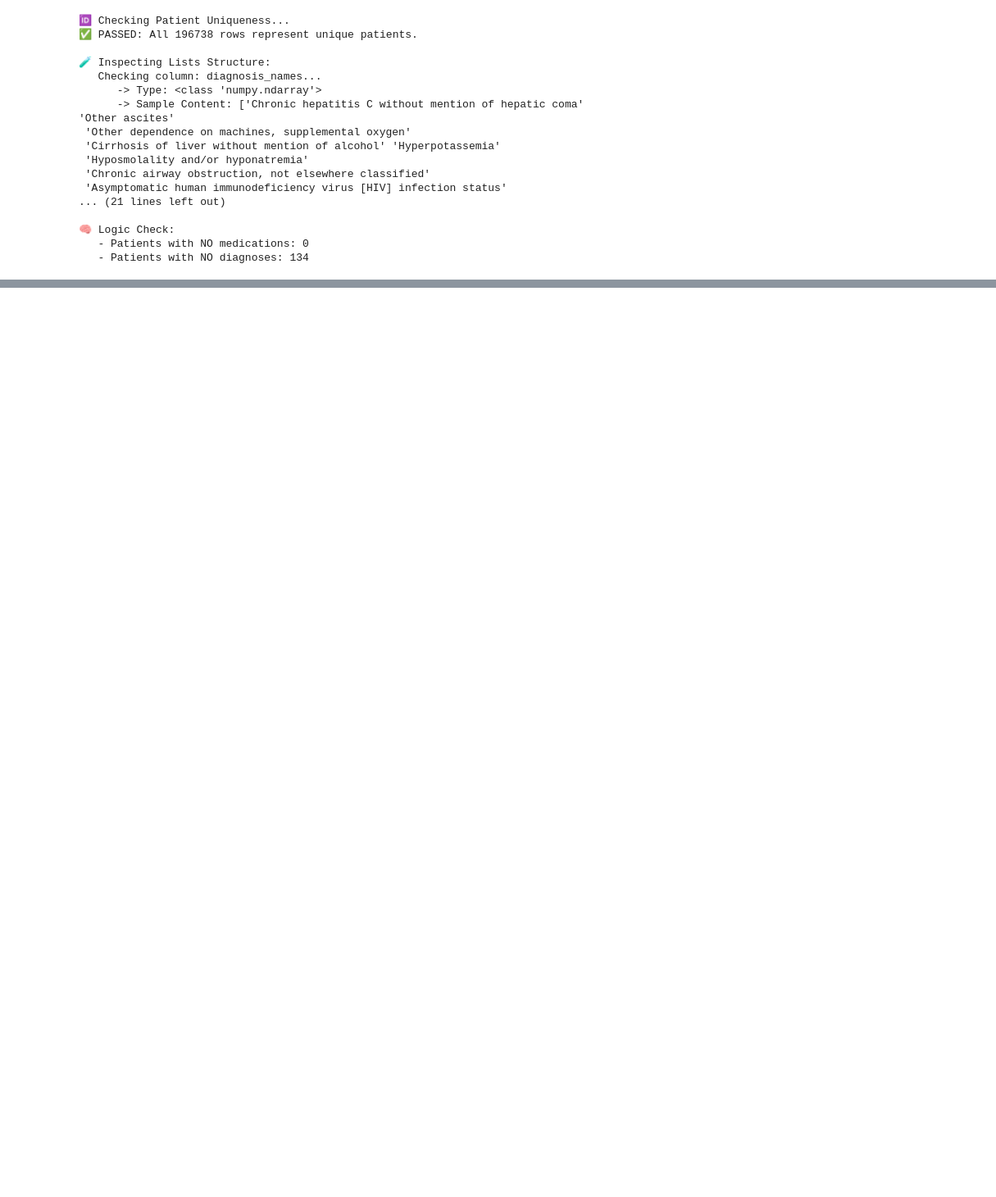
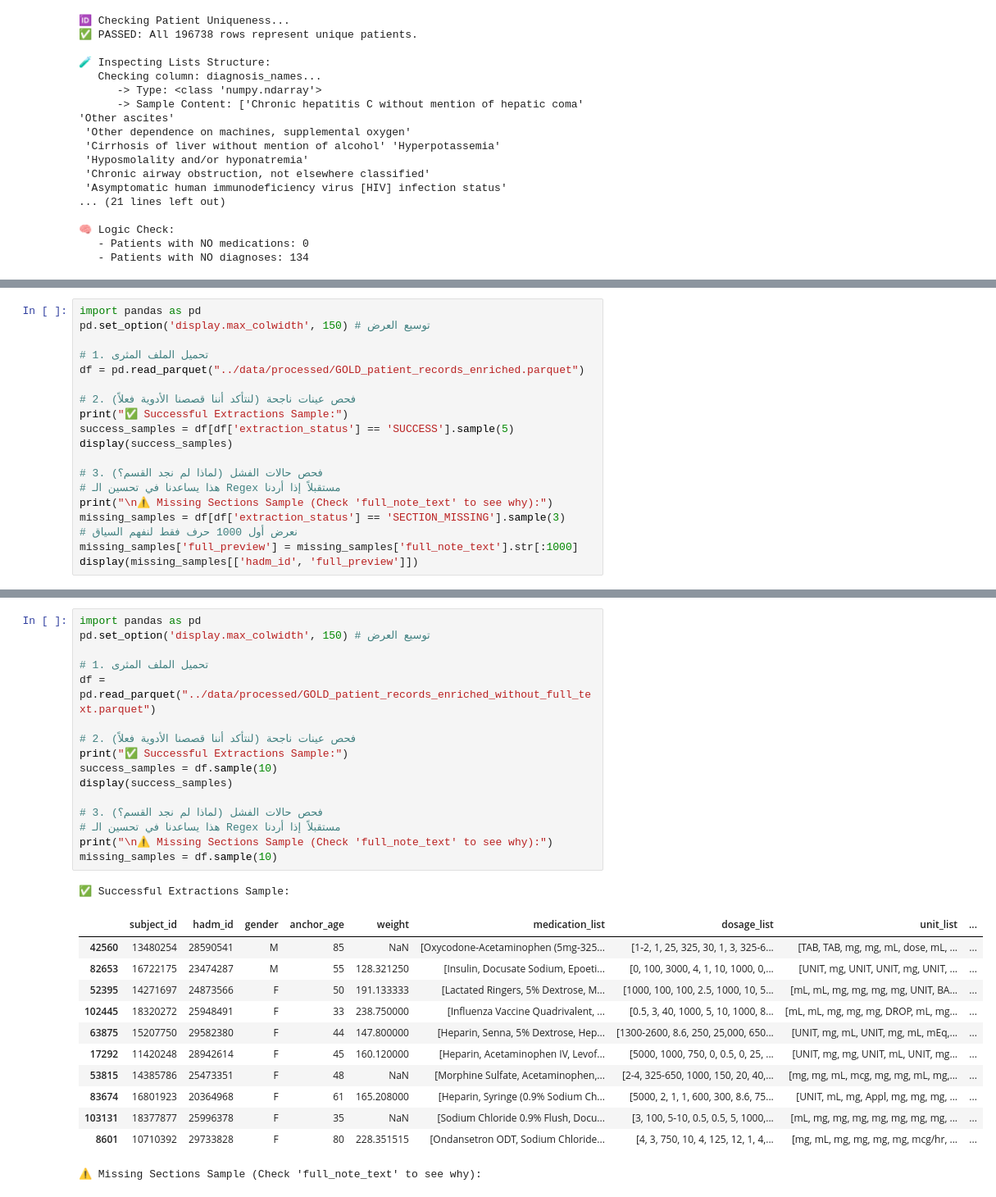
Before and after one commit to faisaljammali3-code/MedGuard-AI-Capstone, a Jupyter notebook: notebooks/verify_data.ipynb, the cells around one changed output, grey strips where cells are left out. Shown at 82% size. Cells and saved outputs as stored; diff of their text form; blank space fills up the shorter version.

```diff
--- a/notebooks/verify_data.ipynb
+++ b/notebooks/verify_data.ipynb
@@ -201,0 +265,19 @@ if len(no_meds) == 0 and len(no_diag) == 0:
+# %%
+import pandas as pd
+pd.set_option('display.max_colwidth', 150) # توسيع العرض
+
+# 1. تحميل الملف المثرى
+df = pd.read_parquet("../data/processed/GOLD_patient_records_enriched.parquet")
+
+# 2. فحص عينات ناجحة (لنتأكد أننا قصصنا الأدوية فعلاً)
+print("✅ Successful Extractions Sample:")
+success_samples = df[df['extraction_status'] == 'SUCCESS'].sample(5)
+display(success_samples)
+
+# 3. فحص حالات الفشل (لماذا لم نجد القسم؟)
+# هذا يساعدنا في تحسين الـ Regex مستقبلاً إذا أردنا
+print("\n⚠️ Missing Sections Sample (Check 'full_note_text' to see why):")
+missing_samples = df[df['extraction_status'] == 'SECTION_MISSING'].sample(3)
+# نعرض أول 1000 حرف فقط لنفهم السياق
+missing_samples['full_preview'] = missing_samples['full_note_text'].str[:1000]
+display(missing_samples[['hadm_id', 'full_preview']])
@@ -201,0 +297,30 @@ if len(no_meds) == 0 and len(no_diag) == 0:
+# %%
+import pandas as pd
+pd.set_option('display.max_colwidth', 150) # توسيع العرض
+
+# 1. تحميل الملف المثرى
+df = pd.read_parquet("../data/processed/GOLD_patient_records_enriched_without_full_text.parquet")
+
+# 2. فحص عينات ناجحة (لنتأكد أننا قصصنا الأدوية فعلاً)
+print("✅ Successful Extractions Sample:")
+success_samples = df.sample(10)
+display(success_samples)
+
+# 3. فحص حالات الفشل (لماذا لم نجد القسم؟)
+# هذا يساعدنا في تحسين الـ Regex مستقبلاً إذا أردنا
+print("\n⚠️ Missing Sections Sample (Check 'full_note_text' to see why):")
+missing_samples = df.sample(10)
+# %% [output]
+✅ Successful Extractions Sample:
+|  | subject_id | hadm_id | gender | anchor_age | weight | medication_list | dosage_list | unit_list | ... |
+| 42560 | 13480254 | 28590541 | M | 85 | NaN | [Oxycodone-Acetaminophen (5mg-325... | [1-2, 1, 25, 325, 30, 1, 3, 325-6... | [TAB, TAB, mg, mg, mL, dose, mL, ... | ... |
+| 82653 | 16722175 | 23474287 | M | 55 | 128.321250 | [Insulin, Docusate Sodium, Epoeti... | [0, 100, 3000, 4, 1, 10, 1000, 0,... | [UNIT, mg, UNIT, UNIT, mg, UNIT, ... | ... |
+| 52395 | 14271697 | 24873566 | F | 50 | 191.133333 | [Lactated Ringers, 5% Dextrose, M... | [1000, 100, 100, 2.5, 1000, 10, 5... | [mL, mL, mg, mg, mg, mg, UNIT, BA... | ... |
+| 102445 | 18320272 | 25948491 | F | 33 | 238.750000 | [Influenza Vaccine Quadrivalent, ... | [0.5, 3, 40, 1000, 5, 10, 1000, 8... | [mL, mL, mg, mg, mg, DROP, mL, mg... | ... |
+| 63875 | 15207750 | 29582380 | F | 44 | 147.800000 | [Heparin, Senna, 5% Dextrose, Hep... | [1300-2600, 8.6, 250, 25,000, 650... | [UNIT, mg, mL, UNIT, mg, mL, mEq,... | ... |
+| 17292 | 11420248 | 28942614 | F | 45 | 160.120000 | [Heparin, Acetaminophen IV, Levof... | [5000, 1000, 750, 0, 0.5, 0, 25, ... | [UNIT, mg, mg, UNIT, mL, UNIT, mg... | ... |
+| 53815 | 14385786 | 25473351 | F | 48 | NaN | [Morphine Sulfate, Acetaminophen,... | [2-4, 325-650, 1000, 150, 20, 40,... | [mg, mg, mL, mcg, mg, mg, mL, mg,... | ... |
+| 83674 | 16801923 | 20364968 | F | 61 | 165.208000 | [Heparin, Syringe (0.9% Sodium Ch... | [5000, 2, 1, 1, 600, 300, 8.6, 75... | [UNIT, mL, mg, Appl, mg, mg, mg, ... | ... |
+| 103131 | 18377877 | 25996378 | F | 35 | NaN | [Sodium Chloride 0.9% Flush, Docu... | [3, 100, 5-10, 0.5, 0.5, 5, 1000,... | [mL, mg, mg, mg, mg, mg, mg, mg, ... | ... |
+| 8601 | 10710392 | 29733828 | F | 80 | 228.351515 | [Ondansetron ODT, Sodium Chloride... | [4, 3, 750, 10, 4, 125, 12, 1, 4,... | [mg, mL, mg, mg, mg, mg, mcg/hr, ... | ... |
+⚠️ Missing Sections Sample (Check 'full_note_text' to see why):
```
Also changed, not shown: parts of 2 cells of this notebook, 4 other files.
